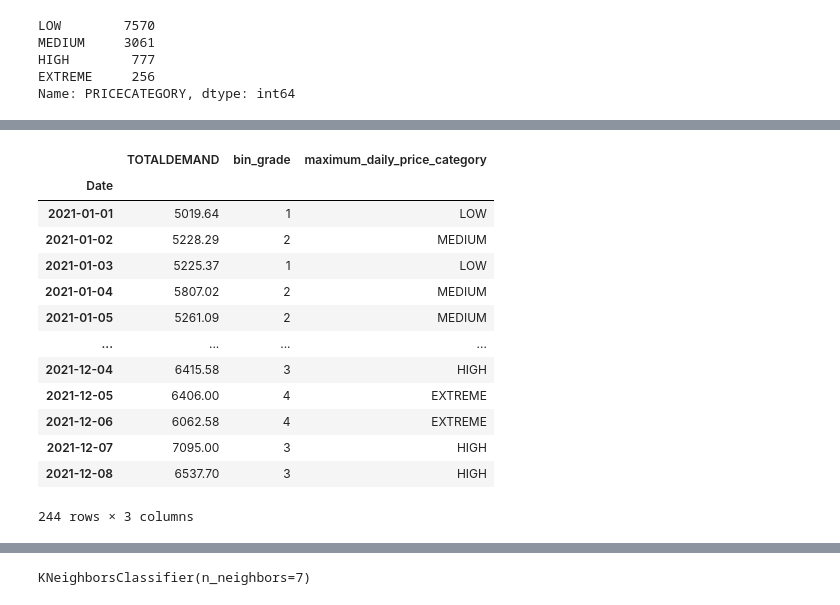
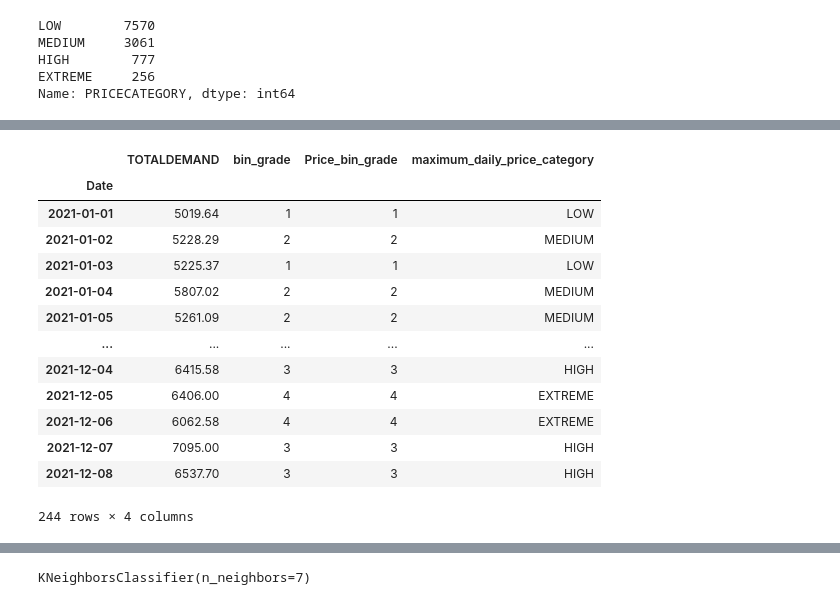
Before and after one commit to smbayat11/Assignment2_Group9, a Jupyter notebook: A2-Group9_2_metafile.ipynb, the cells around one changed output, grey strips where cells are left out. Cells and saved outputs as stored; diff of their text form; code cells hidden in the pictures.

```diff
--- a/A2-Group9_2_metafile.ipynb
+++ b/A2-Group9_2_metafile.ipynb
@@ -1119,7 +1158,7 @@ def bin_grade(x):
         return 4
 
 # apply the function on the series
-Data_p['bin_grade'] = Data_p['PRICECATEGORY'].apply(bin_grade)
+Data_p['Price_bin_grade'] = Data_p['PRICECATEGORY'].apply(bin_grade)
 
 Data_p
 # %% [output]
@@ -1139,5 +1178,5 @@ Data_p
 # %%
 #Now make them as groups and find the the maximum daily price category
-Data_p2 = Data_p.groupby("Date").max("bin_grade")
+Data_p2 = Data_p.groupby("Date").max("Price_bin_grade")
 Data_p2
 # %% [output]
@@ -1158,39 +1197,39 @@ Data_p2
 # %%
 # Turning 1,2,3,4 to LOW, MEIUM, HIGH, EXTEREM
 
 def maximum_daily_price(x):
 
 
     if x == 1 :
         return 'LOW'
 
     elif x == 2:
         return 'MEDIUM'
 
     elif x == 3:
         return 'HIGH'
 
 
     elif x == 4:
         return 'EXTREME'
 
 # apply the function on the series
-Data_p2['maximum_daily_price_category'] = Data_p2['bin_grade'].apply(maximum_daily_price)
+Data_p2['maximum_daily_price_category'] = Data_p2['Price_bin_grade'].apply(maximum_daily_price)
 
 Data_p2
 # %% [output]
-|  | TOTALDEMAND | bin_grade | maximum_daily_price_category |
-| Date |  |  |  |
-| 2021-01-01 | 5019.64 | 1 | LOW |
-| 2021-01-02 | 5228.29 | 2 | MEDIUM |
-| 2021-01-03 | 5225.37 | 1 | LOW |
-| 2021-01-04 | 5807.02 | 2 | MEDIUM |
-| 2021-01-05 | 5261.09 | 2 | MEDIUM |
-| ... | ... | ... | ... |
-| 2021-12-04 | 6415.58 | 3 | HIGH |
-| 2021-12-05 | 6406.00 | 4 | EXTREME |
-| 2021-12-06 | 6062.58 | 4 | EXTREME |
-| 2021-12-07 | 7095.00 | 3 | HIGH |
-| 2021-12-08 | 6537.70 | 3 | HIGH |
+|  | TOTALDEMAND | bin_grade | Price_bin_grade | maximum_daily_price_category |
+| Date |  |  |  |  |
+| 2021-01-01 | 5019.64 | 1 | 1 | LOW |
+| 2021-01-02 | 5228.29 | 2 | 2 | MEDIUM |
+| 2021-01-03 | 5225.37 | 1 | 1 | LOW |
+| 2021-01-04 | 5807.02 | 2 | 2 | MEDIUM |
+| 2021-01-05 | 5261.09 | 2 | 2 | MEDIUM |
+| ... | ... | ... | ... | ... |
+| 2021-12-04 | 6415.58 | 3 | 3 | HIGH |
+| 2021-12-05 | 6406.00 | 4 | 4 | EXTREME |
+| 2021-12-06 | 6062.58 | 4 | 4 | EXTREME |
+| 2021-12-07 | 7095.00 | 3 | 3 | HIGH |
+| 2021-12-08 | 6537.70 | 3 | 3 | HIGH |
-244 rows × 3 columns
+244 rows × 4 columns
 # %%
```
Also changed, not shown: parts of 61 cells of this notebook.
